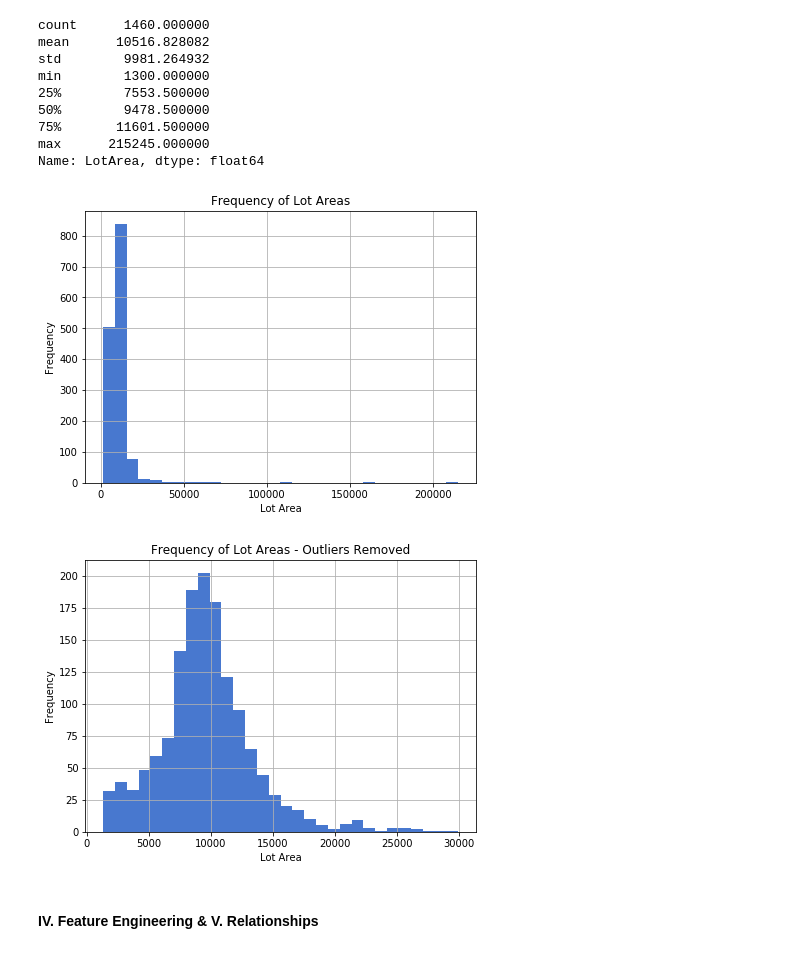
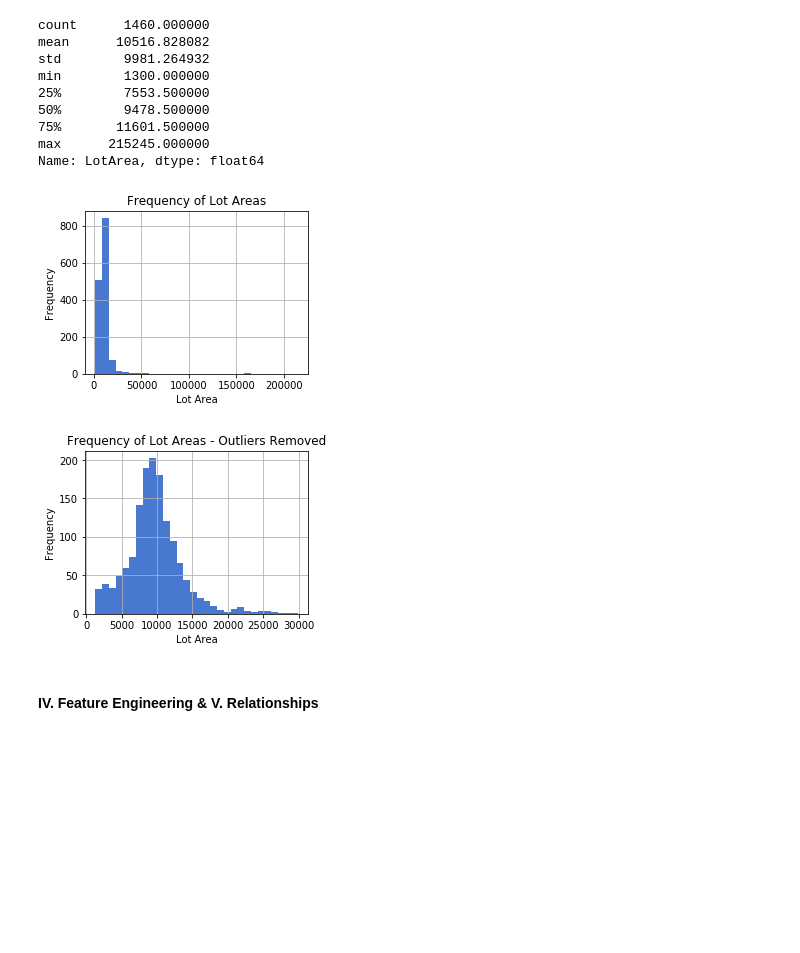
Before and after one commit to mpaluta/House_Price, a Jupyter notebook: final_WIP.ipynb, the cells around one changed output. Cells and saved outputs as stored; diff of their text form; code cells hidden in the pictures; blank space fills up the shorter version.

```diff
--- a/final_WIP.ipynb
+++ b/final_WIP.ipynb
@@ -42,25 +42,25 @@ max      215245.000000
 Name: LotArea, dtype: float64
 # %%
 # Histogram shows significant outliers
-plt.figure(figsize=(7,5))
+plt.figure(figsize=(4,3))
 df_iowa.LotArea.hist(bins=30)
 plt.ylabel('Frequency')
 plt.xlabel('Lot Area')
 plt.title('Frequency of Lot Areas')
 
 # Histogram removing outliers (defined as 2 standard deviations above the mean) tells us much more
 max_size = (np.std(df_iowa['LotArea'])*2 + np.mean(df_iowa['LotArea']))
-plt.figure(figsize=(7,5))
+plt.figure(figsize=(4,3))
 df_iowa.LotArea[df_iowa.LotArea < max_size].hist(bins=30)
 plt.ylabel('Frequency')
 plt.xlabel('Lot Area')
 plt.title('Frequency of Lot Areas - Outliers Removed')
 plt.show()
 
 # There are no missing or mixed type values.
 # %% [output]
-[figure, old version]
+[figure, new version]
-[figure, old version]
+[figure, new version]
 # %% [markdown]
 #### IV. Feature Engineering & V. Relationships
 # %%
```
Also changed, not shown: parts of 1 cell of this notebook, 5 other files.
